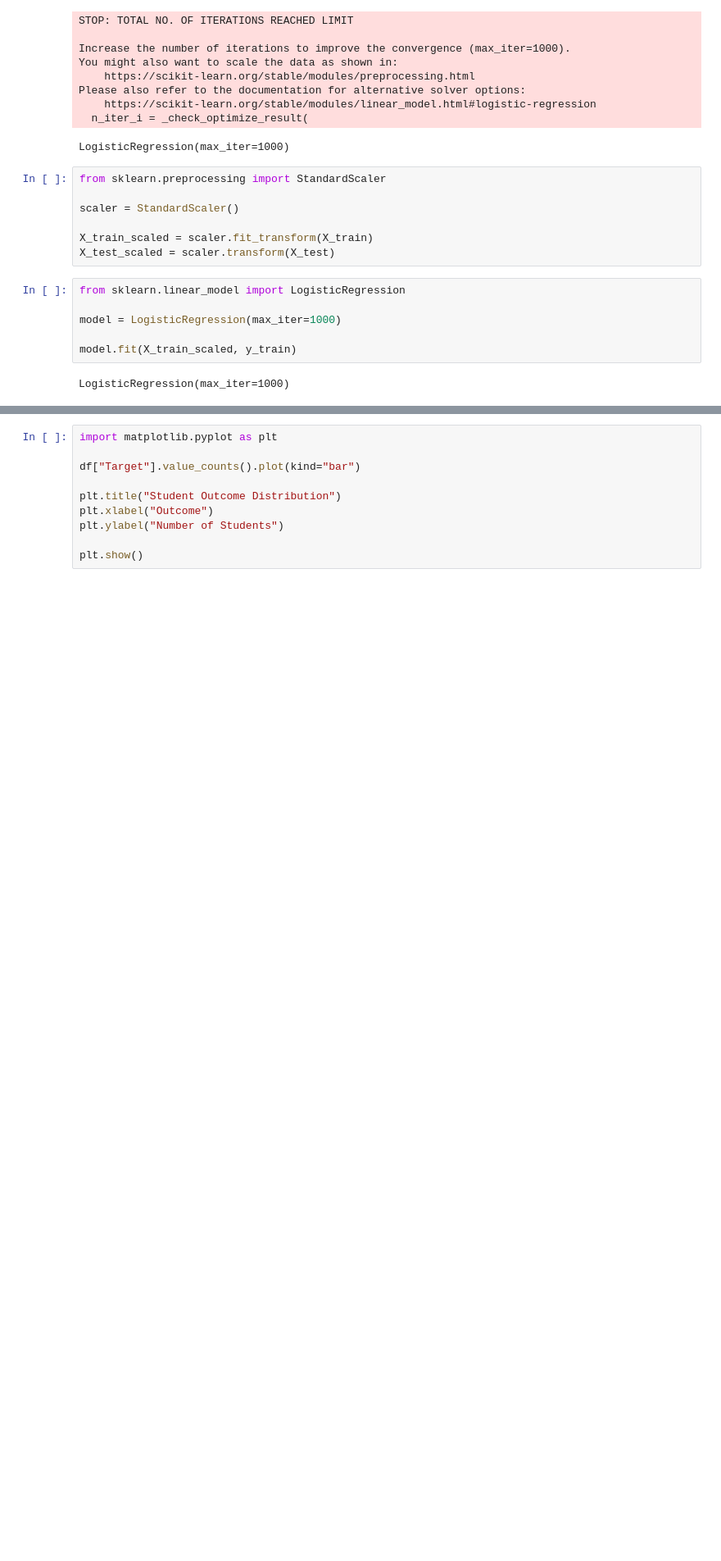
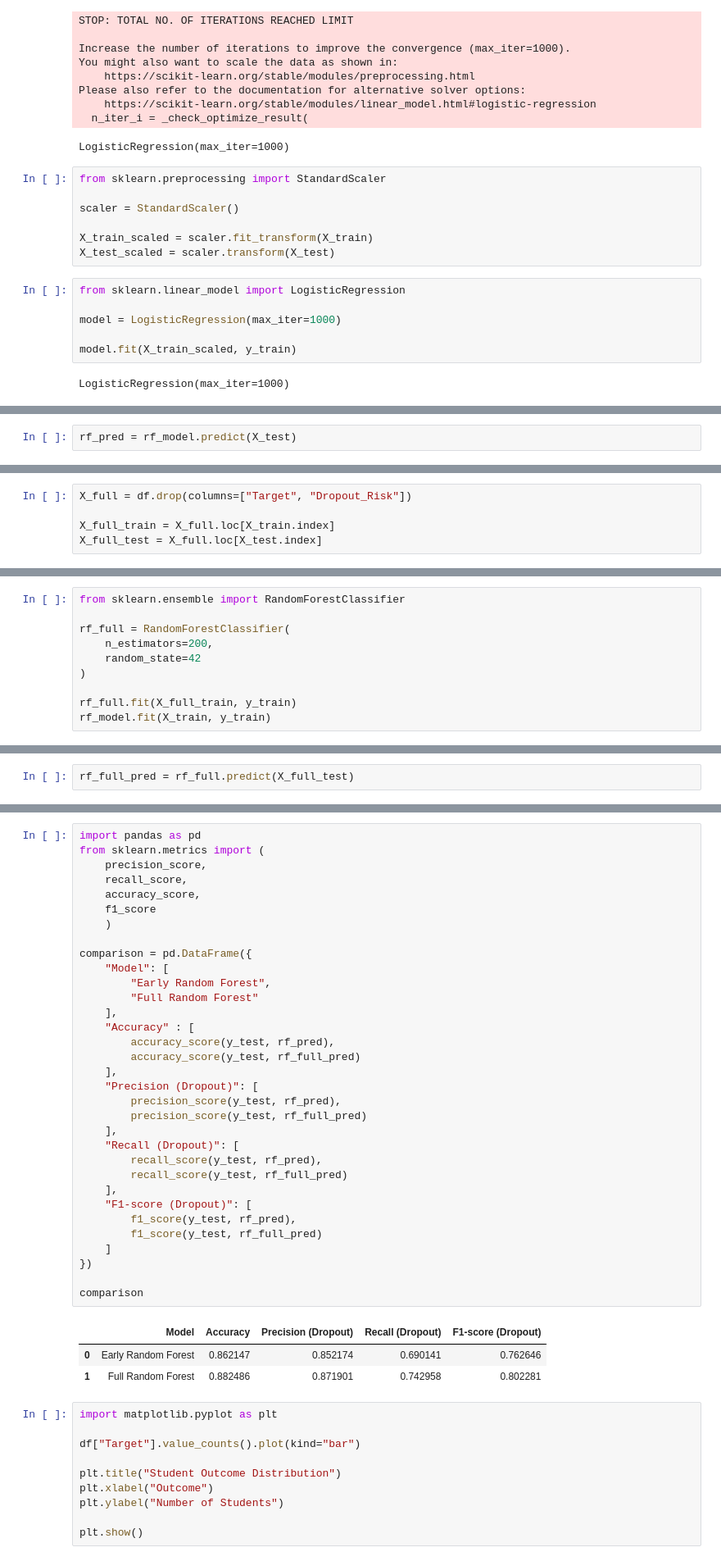
Before and after one commit to viktoryia-eneva/EduPredict_AI, a Jupyter notebook: notebooks/01_dataExploration.ipynb, the cells around one changed output, grey strips where cells are left out. Shown at 82% size. Saved outputs shown, nothing was run; the diff lists cells and outputs as text; blank space fills up the shorter version.

```diff
--- a/notebooks/01_dataExploration.ipynb
+++ b/notebooks/01_dataExploration.ipynb
@@ -190,0 +212,2 @@ LogisticRegression(max_iter=1000)
+# %%
+rf_pred = rf_model.predict(X_test)
@@ -190,0 +279,5 @@ LogisticRegression(max_iter=1000)
+# %%
+X_full = df.drop(columns=["Target", "Dropout_Risk"])
+
+X_full_train = X_full.loc[X_train.index]
+X_full_test = X_full.loc[X_test.index]
@@ -190,0 +288,10 @@ LogisticRegression(max_iter=1000)
+# %%
+from sklearn.ensemble import RandomForestClassifier
+
+rf_full = RandomForestClassifier(
+    n_estimators=200,
+    random_state=42
+)
+
+rf_full.fit(X_full_train, y_train)
+rf_model.fit(X_train, y_train)
@@ -190,0 +300,2 @@ LogisticRegression(max_iter=1000)
+# %%
+rf_full_pred = rf_full.predict(X_full_test)
@@ -191,3 +324,40 @@ LogisticRegression(max_iter=1000)
+# %%
+import pandas as pd
+from sklearn.metrics import (
+    precision_score,
+    recall_score,
+    accuracy_score,
+    f1_score
+    )
+
+comparison = pd.DataFrame({
+    "Model": [
+        "Early Random Forest",
+        "Full Random Forest"
+    ],
+    "Accuracy" : [
+        accuracy_score(y_test, rf_pred),
+        accuracy_score(y_test, rf_full_pred)
+    ],
+    "Precision (Dropout)": [
+        precision_score(y_test, rf_pred),
+        precision_score(y_test, rf_full_pred)
+    ],
+    "Recall (Dropout)": [
+        recall_score(y_test, rf_pred),
+        recall_score(y_test, rf_full_pred)
+    ],
+    "F1-score (Dropout)": [
+        f1_score(y_test, rf_pred),
+        f1_score(y_test, rf_full_pred)
+    ]
+})
+
+comparison
+# %% [output]
+|  | Model | Accuracy | Precision (Dropout) | Recall (Dropout) | F1-score (Dropout) |
+| 0 | Early Random Forest | 0.862147 | 0.852174 | 0.690141 | 0.762646 |
+| 1 | Full Random Forest | 0.882486 | 0.871901 | 0.742958 | 0.802281 |
 # %%
 import matplotlib.pyplot as plt
 
```
Also changed, not shown: parts of 23 cells of this notebook.
